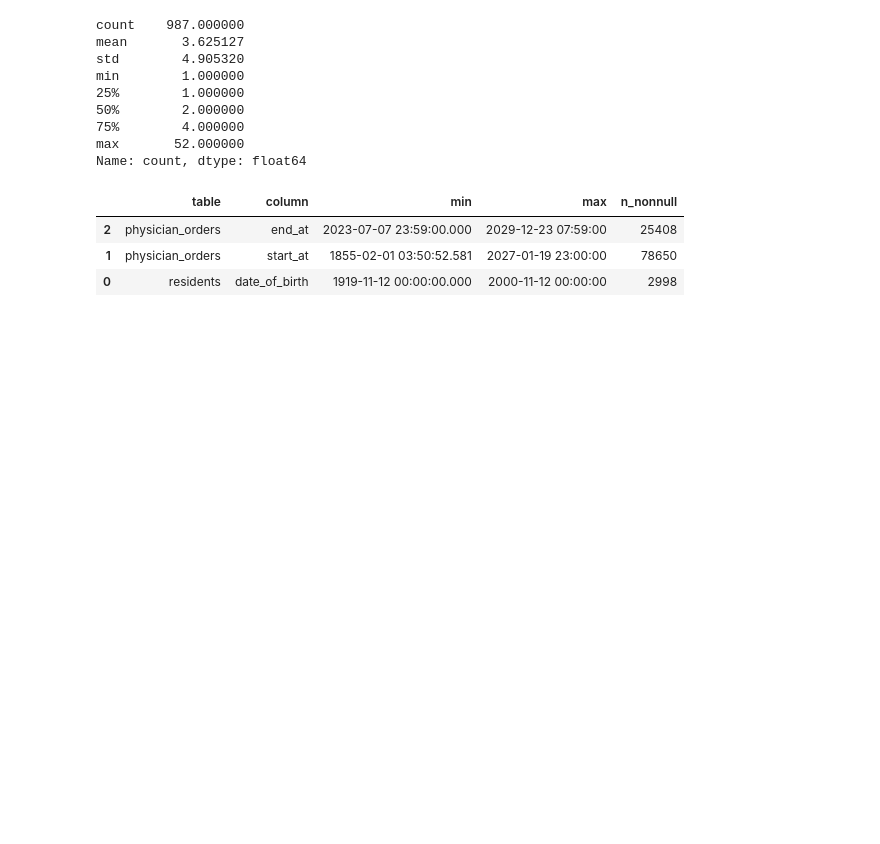
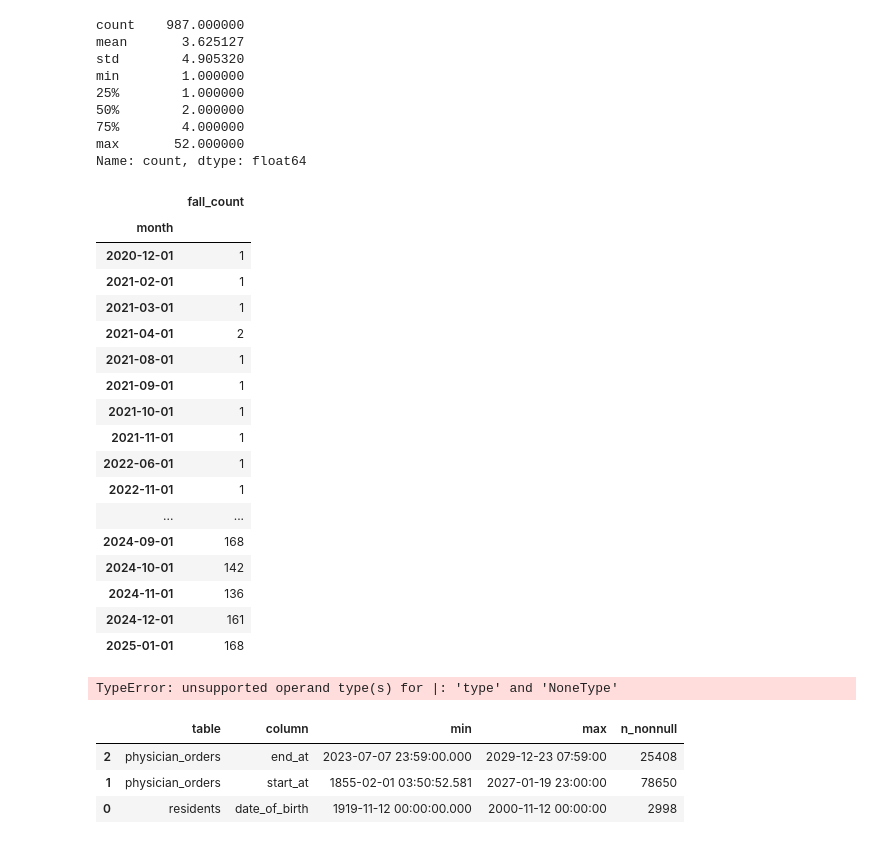
Before and after one commit to marcelosobral/incident-risk, a Jupyter notebook: notebooks/01_eda.ipynb, the cells around one changed output. Drawn from its saved outputs; the diff is of its cells as text; code cells hidden in the pictures; blank space fills up the shorter version.

```diff
--- a/notebooks/01_eda.ipynb
+++ b/notebooks/01_eda.ipynb
@@ -405,6 +405,78 @@ min        1.000000
 75%        4.000000
 max       52.000000
 Name: count, dtype: float64
+# %%
+# Falls per year-month (incidents table)
+source_dfs = dfs_filtered if "dfs_filtered" in globals() else dfs
+if "incidents" in source_dfs:
+    inc = source_dfs["incidents"].copy()
+    if "incident_type" in inc.columns and "occurred_at" in inc.columns:
+        inc["occurred_at"] = pd.to_datetime(inc["occurred_at"], errors="coerce")
+        fall_mask = inc["incident_type"].astype(str).str.lower().str.contains("fall", na=False)
+        fall_monthly = (
+            inc.loc[fall_mask & inc["occurred_at"].notna()]
+            .assign(month=inc["occurred_at"].dt.to_period("M").dt.to_timestamp())
+            .groupby("month")["incident_id"]
+            .count()
+            .sort_index()
+            .to_frame("fall_count")
+        )
+        display(fall_monthly.tail(36))
+
+# Hospital admissions per year-month
+from typing import Optional
+
+def pick_first_col(df: pd.DataFrame, candidates: list[str]) -> Optional[str]:
+    for c in candidates:
+        if c in df.columns:
+            return c
+    return None
+
+if "hospital_admissions" in source_dfs:
+    ha = source_dfs["hospital_admissions"].copy()
+    admit_col = pick_first_col(
+        ha,
+        [
+            "effective_date",
+            "admission_date",
+            "admit_date",
+            "admitted_at",
+            "admit_at",
+            "start_at",
+            "start_date",
+        ],
+    )
+    if admit_col:
+        ha["admit_ts"] = pd.to_datetime(ha[admit_col], errors="coerce")
+        admissions_monthly = (
+            ha.loc[ha["admit_ts"].notna()]
+            .assign(month=ha["admit_ts"].dt.to_period("M").dt.to_timestamp())
+            .groupby("month")["admission_id"]
+            .count()
+            .sort_index()
+            .to_frame("admissions_count")
+        )
+        display(admissions_monthly.tail(36))
+# %% [output]
+|  | fall_count |
+| month |  |
+| 2020-12-01 | 1 |
+| 2021-02-01 | 1 |
+| 2021-03-01 | 1 |
+| 2021-04-01 | 2 |
+| 2021-08-01 | 1 |
+| 2021-09-01 | 1 |
+| 2021-10-01 | 1 |
+| 2021-11-01 | 1 |
+| 2022-06-01 | 1 |
+| 2022-11-01 | 1 |
+| ... | ... |
+| 2024-09-01 | 168 |
+| 2024-10-01 | 142 |
+| 2024-11-01 | 136 |
+| 2024-12-01 | 161 |
+| 2025-01-01 | 168 |
+TypeError: unsupported operand type(s) for |: 'type' and 'NoneType'
 # %%
 # Timestamp outlier scan (sampling for large tables)
 outlier_rows = []
```
Also changed, not shown: parts of 3 cells of this notebook, 13 other files.
